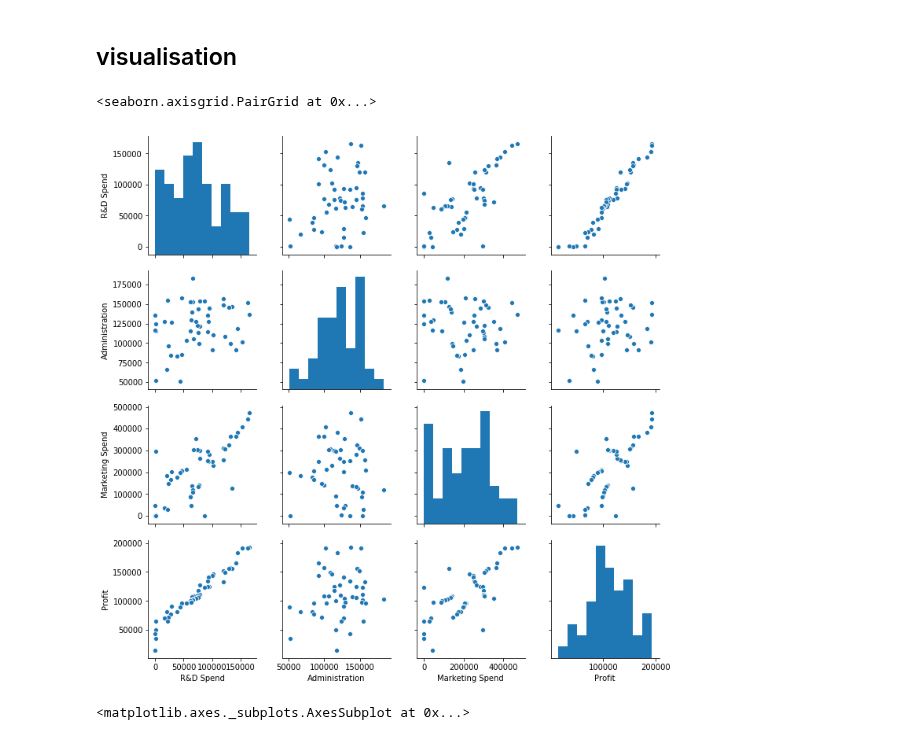
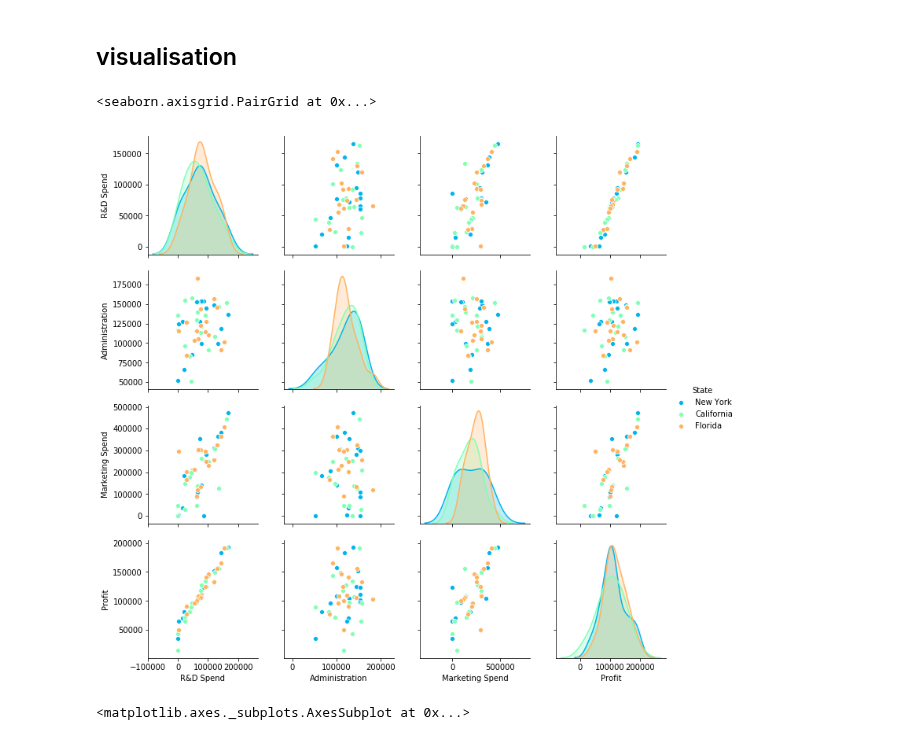
Before and after one commit to noushadkhan01/ML-and-DL-by-SuperDataScience, a Jupyter notebook: Machine-Learning/Part 2 - Regression/Section 5 - Multiple Linear Regression/Multiple_Regressions_on_50_Startup_data.ipynb, the cells around one changed output. Saved outputs shown, nothing was run; the diff lists cells and outputs as text; code cells hidden in the pictures.

```diff
--- a/Machine-Learning/Part 2 - Regression/Section 5 - Multiple Linear Regression/Multiple_Regressions_on_50_Startup_data.ipynb
+++ b/Machine-Learning/Part 2 - Regression/Section 5 - Multiple Linear Regression/Multiple_Regressions_on_50_Startup_data.ipynb
@@ -34,7 +40,8 @@ df.head()
 ## Evaluation Set
 # %%
 np.random.seed(2)
-evaluation = df.loc[np.random.randint(0, len(df), 2, )]
+l = 2 #no of rows we need
+evaluation = df.loc[np.random.randint(0, len(df), l)]
 evaluation
 # %% [output]
 |  | R&D Spend | Administration | Marketing Spend | State | Profit |
@@ -60,10 +67,10 @@ X.head(1)
 # %%
 import seaborn as sns
 # %%
-sns.pairplot(df)
+sns.pairplot(df,  palette = 'rainbow', hue = 'State')
 # %% [output]
 <seaborn.axisgrid.PairGrid at 0x...>
-[figure, old version]
+[figure, new version]
 # %%
 sns.boxplot('R&D Spend', data = df)
 # %% [output]
```
Also changed, not shown: parts of 25 cells of this notebook.
